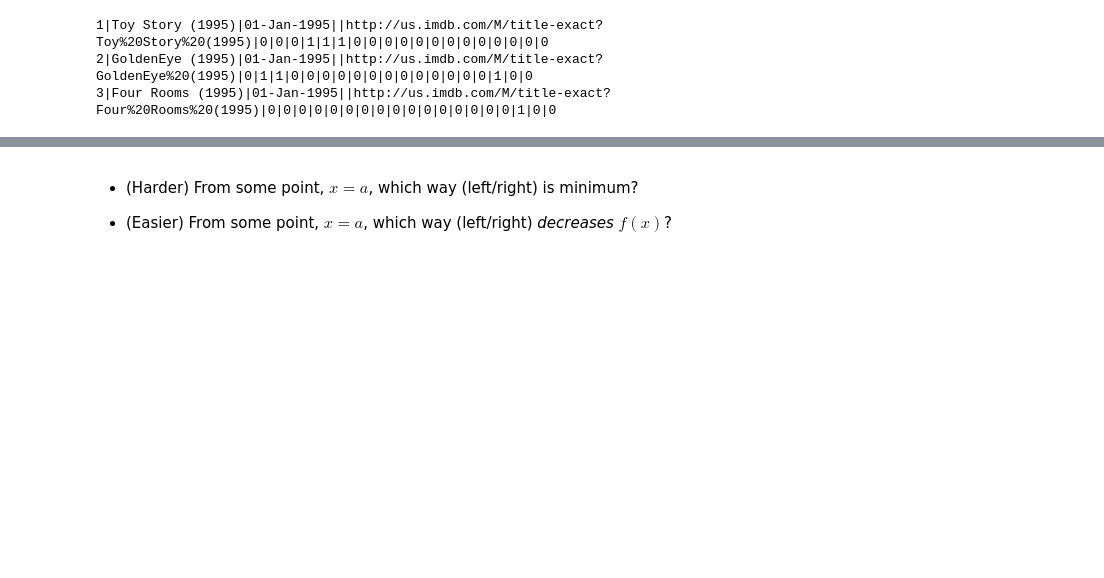
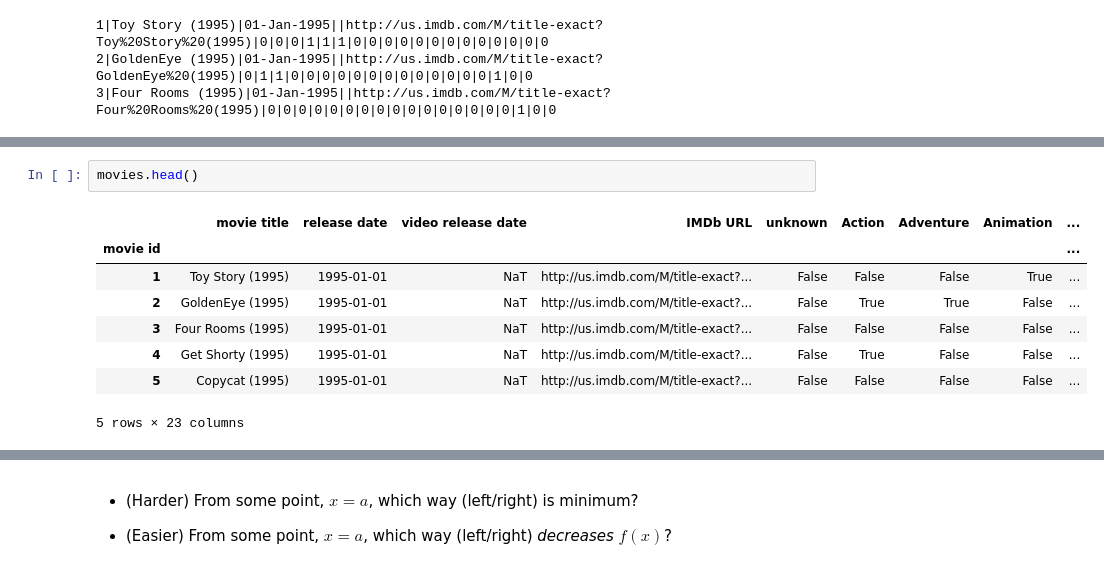
Before and after one commit to Harrychih/Spring2020, a Jupyter notebook: lecture-notes/06-Movie-Recommendation-System.ipynb, the cells around one changed output, grey strips where cells are left out. Cells and saved outputs as stored; diff of their text form; blank space fills up the shorter version.

```diff
--- a/lecture-notes/06-Movie-Recommendation-System.ipynb
+++ b/lecture-notes/06-Movie-Recommendation-System.ipynb
@@ -233,0 +192,11 @@ $$ x^* = \arg\min_x f(x). $$
+# %%
+movies.head()
+# %% [output]
+|  | movie title | release date | video release date | IMDb URL | unknown | Action | Adventure | Animation | ... |
+| movie id |  |  |  |  |  |  |  |  | ... |
+| 1 | Toy Story (1995) | 1995-01-01 | NaT | http://us.imdb.com/M/title-exact?... | False | False | False | True | ... |
+| 2 | GoldenEye (1995) | 1995-01-01 | NaT | http://us.imdb.com/M/title-exact?... | False | True | True | False | ... |
+| 3 | Four Rooms (1995) | 1995-01-01 | NaT | http://us.imdb.com/M/title-exact?... | False | False | False | False | ... |
+| 4 | Get Shorty (1995) | 1995-01-01 | NaT | http://us.imdb.com/M/title-exact?... | False | True | False | False | ... |
+| 5 | Copycat (1995) | 1995-01-01 | NaT | http://us.imdb.com/M/title-exact?... | False | False | False | False | ... |
+5 rows × 23 columns
```
Also changed, not shown: parts of 91 cells of this notebook.
